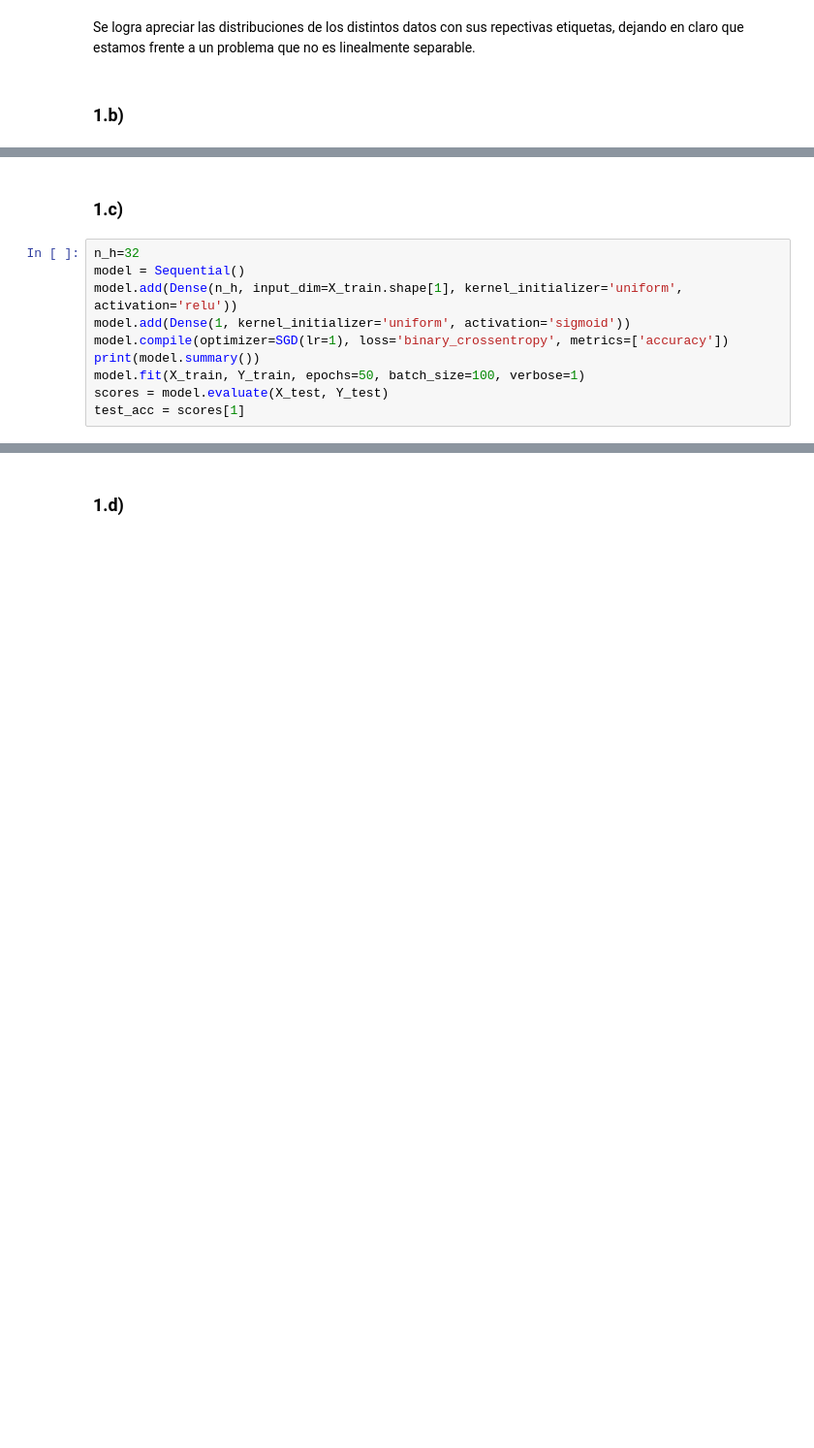
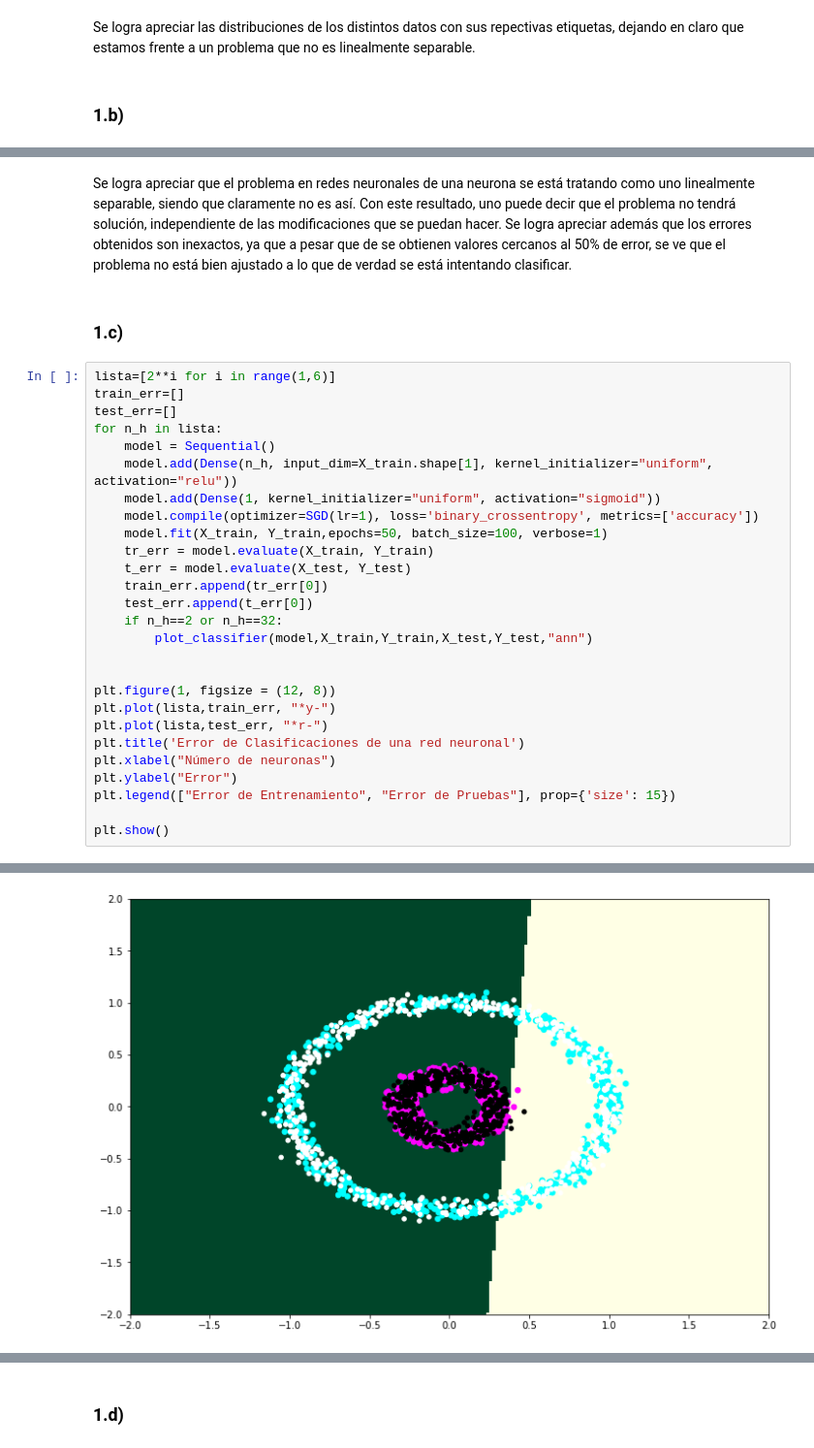
Before and after one commit to nicomero/tarea3maquinas, a Jupyter notebook: Tarea3.ipynb, the cells around one changed output, grey strips where cells are left out. Shown at 97% size. Drawn from its saved outputs; the diff is of its cells as text; blank space fills up the shorter version.

```diff
--- a/Tarea3.ipynb
+++ b/Tarea3.ipynb
@@ -80,13 +97,32 @@ NameError: name 'python' is not defined
+# %% [markdown]
+Se logra apreciar que el problema en redes neuronales de una neurona se está tratando como uno linealmente separable, siendo que claramente no es así. Con este resultado, uno puede decir que el problema no tendrá solución, independiente de las modificaciones que se puedan hacer. Se logra apreciar además que los errores obtenidos son inexactos, ya que a pesar que de se obtienen valores cercanos al 50% de error, se ve que el problema no está bien ajustado a lo que de verdad se está intentando clasificar.
 # %% [markdown]
 ### 1.c)
 # %%
-n_h=32
-model = Sequential()
-model.add(Dense(n_h, input_dim=X_train.shape[1], kernel_initializer='uniform', activation='relu'))
-model.add(Dense(1, kernel_initializer='uniform', activation='sigmoid'))
-model.compile(optimizer=SGD(lr=1), loss='binary_crossentropy', metrics=['accuracy'])
-print(model.summary())
-model.fit(X_train, Y_train, epochs=50, batch_size=100, verbose=1)
-scores = model.evaluate(X_test, Y_test)
-test_acc = scores[1]
+lista=[2**i for i in range(1,6)]
+train_err=[]
+test_err=[]
+for n_h in lista:
+    model = Sequential()
+    model.add(Dense(n_h, input_dim=X_train.shape[1], kernel_initializer="uniform", activation="relu"))
+    model.add(Dense(1, kernel_initializer="uniform", activation="sigmoid"))
+    model.compile(optimizer=SGD(lr=1), loss='binary_crossentropy', metrics=['accuracy'])
+    model.fit(X_train, Y_train,epochs=50, batch_size=100, verbose=1)
+    tr_err = model.evaluate(X_train, Y_train)
+    t_err = model.evaluate(X_test, Y_test)
+    train_err.append(tr_err[0])
+    test_err.append(t_err[0])
+    if n_h==2 or n_h==32:
+        plot_classifier(model,X_train,Y_train,X_test,Y_test,"ann")
+
+
+plt.figure(1, figsize = (12, 8))
+plt.plot(lista,train_err, "*y-")
+plt.plot(lista,test_err, "*r-")
+plt.title('Error de Clasificaciones de una red neuronal')
+plt.xlabel("Número de neuronas")
+plt.ylabel("Error")
+plt.legend(["Error de Entrenamiento", "Error de Pruebas"], prop={'size': 15})
+
+plt.show()
 # %% [output]
@@ -109,0 +146 @@ Epoch 50/50
+[figure, added]
```
Also changed, not shown: parts of 25 cells of this notebook.
